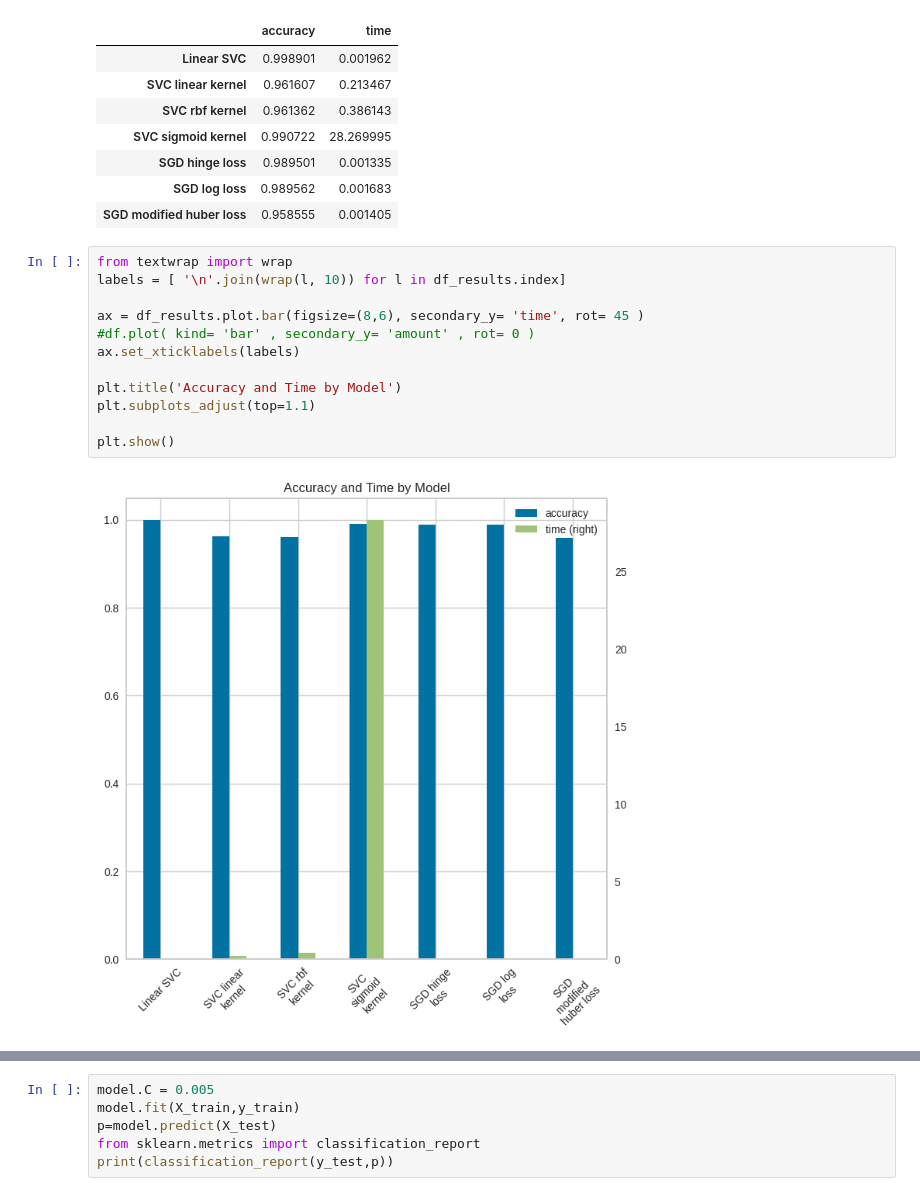
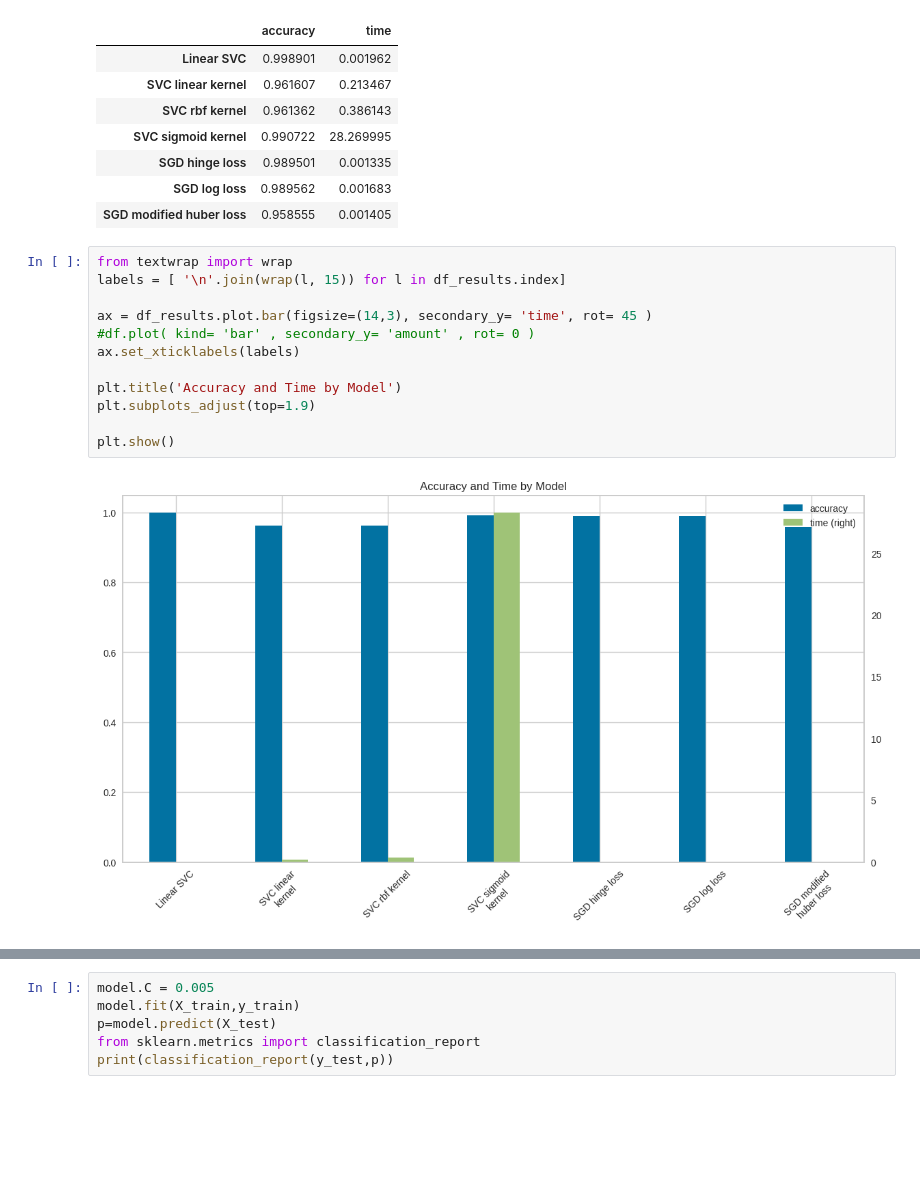
Before and after one commit to KendallScott/QTW, a Jupyter notebook: Case Study 5/Case_Study_5.ipynb, the cells around one changed output, grey strips where cells are left out. Saved outputs shown, nothing was run; the diff lists cells and outputs as text; blank space fills up the shorter version.

```diff
--- a/Case Study 5/Case_Study_5.ipynb
+++ b/Case Study 5/Case_Study_5.ipynb
@@ -700,15 +700,15 @@ df_results
 | SGD modified huber loss | 0.958555 | 0.001405 |
 # %%
 from textwrap import wrap
-labels = [ '\n'.join(wrap(l, 10)) for l in df_results.index]
+labels = [ '\n'.join(wrap(l, 15)) for l in df_results.index]
 
-ax = df_results.plot.bar(figsize=(8,6), secondary_y= 'time', rot= 45 )
+ax = df_results.plot.bar(figsize=(14,3), secondary_y= 'time', rot= 45 )
 #df.plot( kind= 'bar' , secondary_y= 'amount' , rot= 0 )
 ax.set_xticklabels(labels)
 
 plt.title('Accuracy and Time by Model')
-plt.subplots_adjust(top=1.1)
+plt.subplots_adjust(top=1.9)
 
 plt.show()
 # %% [output]
-[figure, old version]
+[figure, new version]
```
Also changed, not shown: parts of 1 cell of this notebook.
